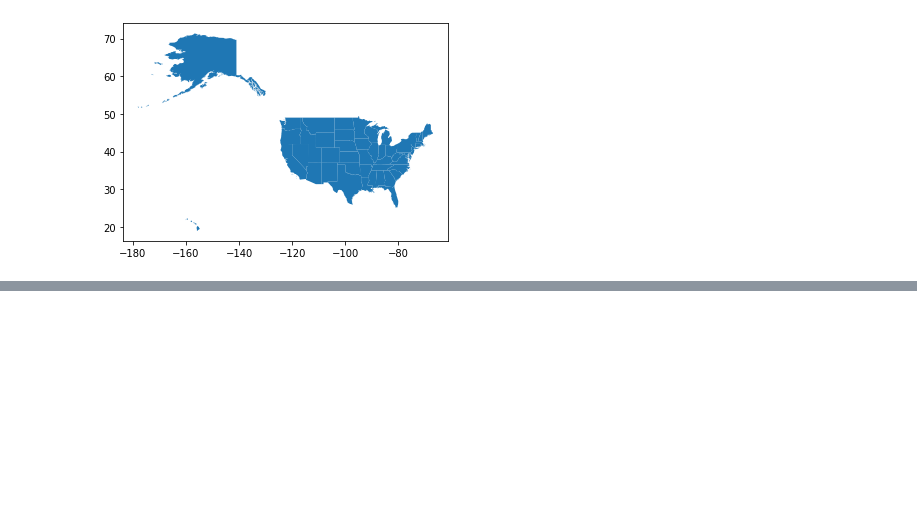
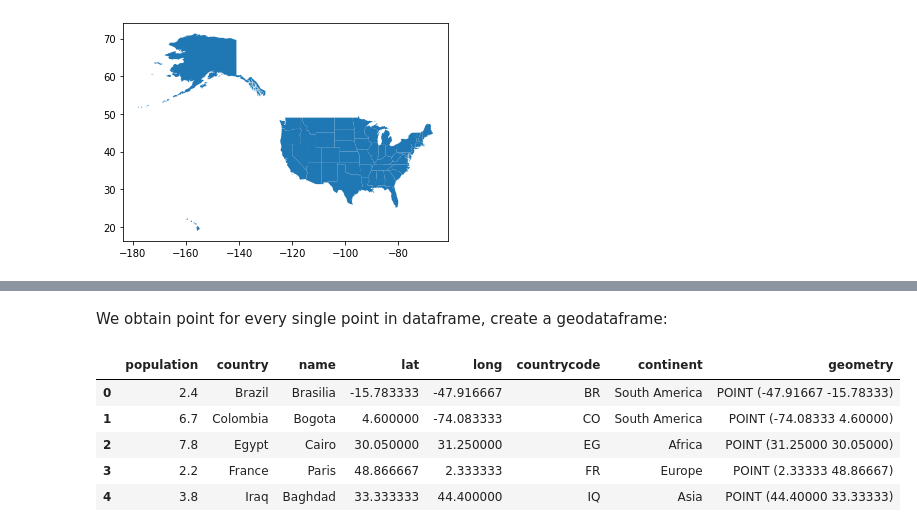
Before and after one commit to pierlucaanania/GIS, a Jupyter notebook: Intro to GeoDataFrames.ipynb, the cells around one changed output, grey strips where cells are left out. Saved outputs shown, nothing was run; the diff lists cells and outputs as text; code cells hidden in the pictures; blank space fills up the shorter version.

```diff
--- a/Intro to GeoDataFrames.ipynb
+++ b/Intro to GeoDataFrames.ipynb
@@ -50,0 +79,13 @@ states.plot()
+# %% [markdown]
+We obtain point for every single point in dataframe, create a geodataframe:
+# %%
+capitals = gpd.GeoDataFrame(df, geometry = points) #create the geometry column using points
+capitals.crs = {'init': 'epsg:4326'} #to set long/lat in geometry
+capitals.head()
+# %% [output]
+|  | population | country | name | lat | long | countrycode | continent | geometry |
+| 0 | 2.4 | Brazil | Brasilia | -15.783333 | -47.916667 | BR | South America | POINT (-47.91667 -15.78333) |
+| 1 | 6.7 | Colombia | Bogota | 4.600000 | -74.083333 | CO | South America | POINT (-74.08333 4.60000) |
+| 2 | 7.8 | Egypt | Cairo | 30.050000 | 31.250000 | EG | Africa | POINT (31.25000 30.05000) |
+| 3 | 2.2 | France | Paris | 48.866667 | 2.333333 | FR | Europe | POINT (2.33333 48.86667) |
+| 4 | 3.8 | Iraq | Baghdad | 33.333333 | 44.400000 | IQ | Asia | POINT (44.40000 33.33333) |
```
Also changed, not shown: parts of 7 cells of this notebook.
